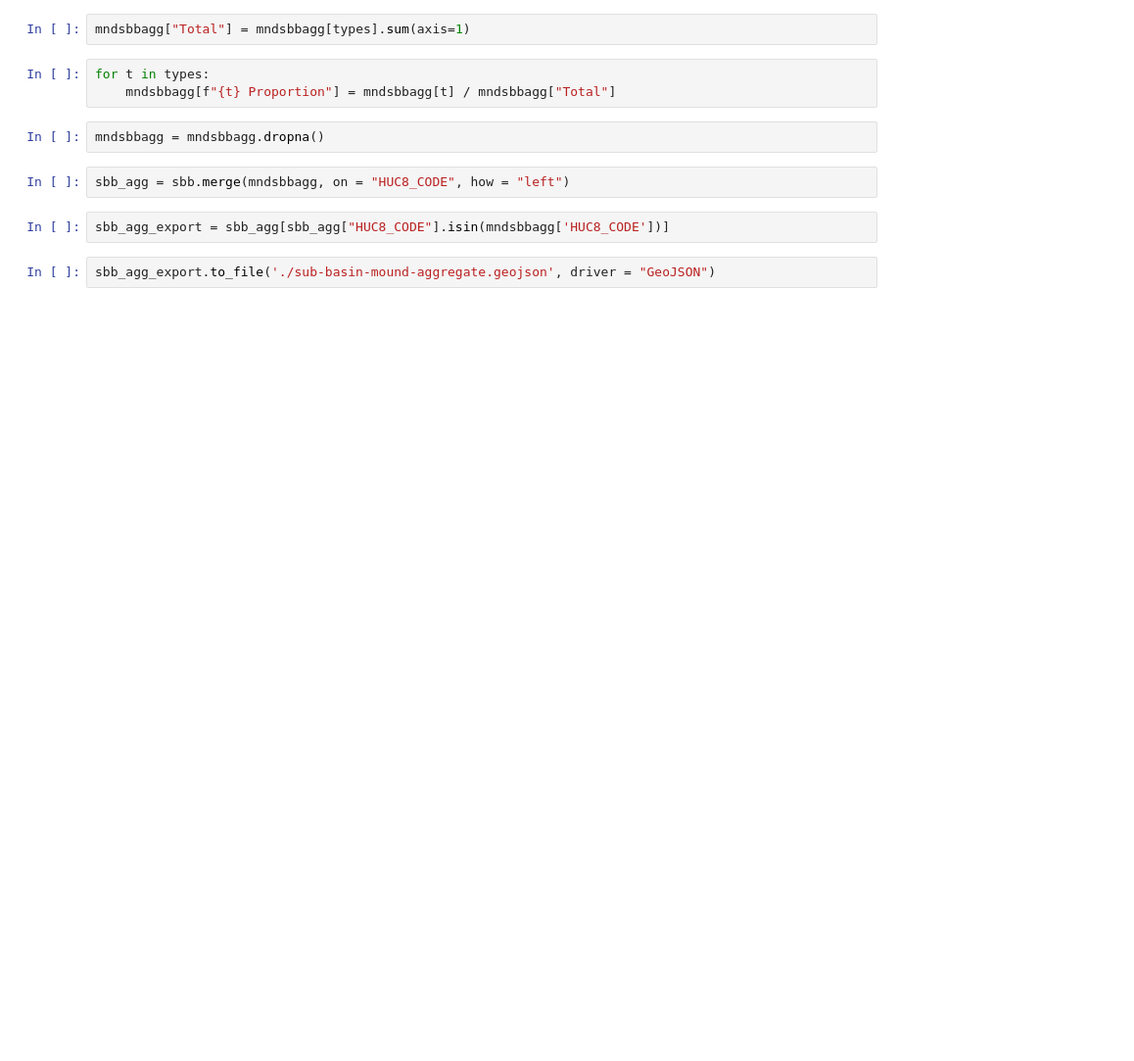
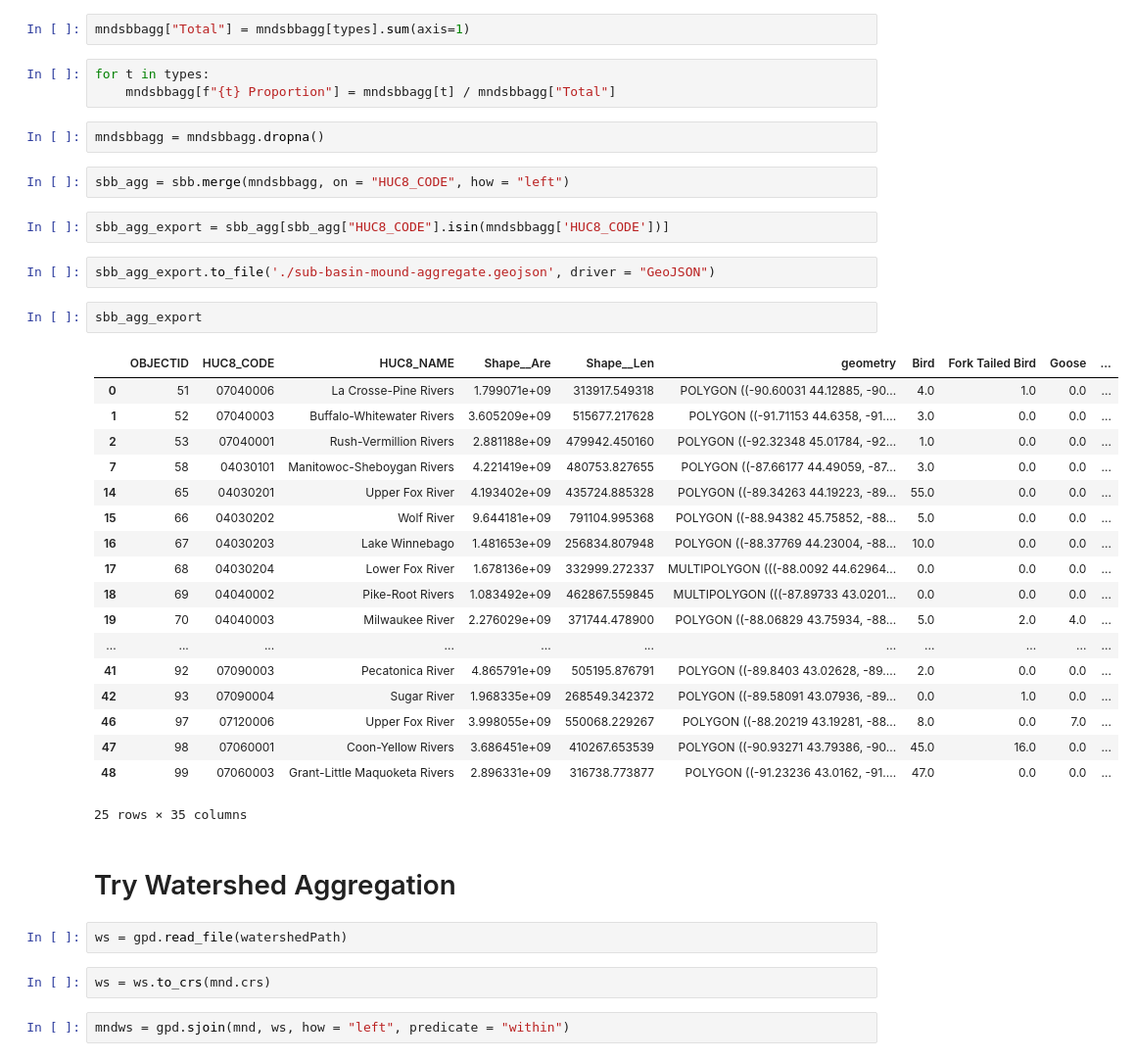
Before and after one commit to Nkositzke22/2026_G575_Native_Sites_Final_Project, a Jupyter notebook: data/aggregation.ipynb, the cells around one changed output. Shown at 98% size. Drawn from its saved outputs; the diff is of its cells as text; blank space fills up the shorter version.

Commit message:
Aggregation Data Engineering

```diff
--- a/data/aggregation.ipynb
+++ b/data/aggregation.ipynb
@@ -161,3 +161,32 @@ sbb_agg = sbb.merge(mndsbbagg, on = "HUC8_CODE", how = "left")
 sbb_agg_export = sbb_agg[sbb_agg["HUC8_CODE"].isin(mndsbbagg['HUC8_CODE'])]
 # %%
 sbb_agg_export.to_file('./sub-basin-mound-aggregate.geojson', driver = "GeoJSON")
+# %%
+sbb_agg_export
+# %% [output]
+|  | OBJECTID | HUC8_CODE | HUC8_NAME | Shape__Are | Shape__Len | geometry | Bird | Fork Tailed Bird | Goose | ... |
+| 0 | 51 | 07040006 | La Crosse-Pine Rivers | 1.799071e+09 | 313917.549318 | POLYGON ((-90.60031 44.12885, -90... | 4.0 | 1.0 | 0.0 | ... |
+| 1 | 52 | 07040003 | Buffalo-Whitewater Rivers | 3.605209e+09 | 515677.217628 | POLYGON ((-91.71153 44.6358, -91.... | 3.0 | 0.0 | 0.0 | ... |
+| 2 | 53 | 07040001 | Rush-Vermillion Rivers | 2.881188e+09 | 479942.450160 | POLYGON ((-92.32348 45.01784, -92... | 1.0 | 0.0 | 0.0 | ... |
+| 7 | 58 | 04030101 | Manitowoc-Sheboygan Rivers | 4.221419e+09 | 480753.827655 | POLYGON ((-87.66177 44.49059, -87... | 3.0 | 0.0 | 0.0 | ... |
+| 14 | 65 | 04030201 | Upper Fox River | 4.193402e+09 | 435724.885328 | POLYGON ((-89.34263 44.19223, -89... | 55.0 | 0.0 | 0.0 | ... |
+| 15 | 66 | 04030202 | Wolf River | 9.644181e+09 | 791104.995368 | POLYGON ((-88.94382 45.75852, -88... | 5.0 | 0.0 | 0.0 | ... |
+| 16 | 67 | 04030203 | Lake Winnebago | 1.481653e+09 | 256834.807948 | POLYGON ((-88.37769 44.23004, -88... | 10.0 | 0.0 | 0.0 | ... |
+| 17 | 68 | 04030204 | Lower Fox River | 1.678136e+09 | 332999.272337 | MULTIPOLYGON (((-88.0092 44.62964... | 0.0 | 0.0 | 0.0 | ... |
+| 18 | 69 | 04040002 | Pike-Root Rivers | 1.083492e+09 | 462867.559845 | MULTIPOLYGON (((-87.89733 43.0201... | 0.0 | 0.0 | 0.0 | ... |
+| 19 | 70 | 04040003 | Milwaukee River | 2.276029e+09 | 371744.478900 | POLYGON ((-88.06829 43.75934, -88... | 5.0 | 2.0 | 4.0 | ... |
+| ... | ... | ... | ... | ... | ... | ... | ... | ... | ... | ... |
+| 41 | 92 | 07090003 | Pecatonica River | 4.865791e+09 | 505195.876791 | POLYGON ((-89.8403 43.02628, -89.... | 2.0 | 0.0 | 0.0 | ... |
+| 42 | 93 | 07090004 | Sugar River | 1.968335e+09 | 268549.342372 | POLYGON ((-89.58091 43.07936, -89... | 0.0 | 1.0 | 0.0 | ... |
+| 46 | 97 | 07120006 | Upper Fox River | 3.998055e+09 | 550068.229267 | POLYGON ((-88.20219 43.19281, -88... | 8.0 | 0.0 | 7.0 | ... |
+| 47 | 98 | 07060001 | Coon-Yellow Rivers | 3.686451e+09 | 410267.653539 | POLYGON ((-90.93271 43.79386, -90... | 45.0 | 16.0 | 0.0 | ... |
+| 48 | 99 | 07060003 | Grant-Little Maquoketa Rivers | 2.896331e+09 | 316738.773877 | POLYGON ((-91.23236 43.0162, -91.... | 47.0 | 0.0 | 0.0 | ... |
+25 rows × 35 columns
+# %% [markdown]
+# Try Watershed Aggregation
+# %%
+ws = gpd.read_file(watershedPath)
+# %%
+ws = ws.to_crs(mnd.crs)
+# %%
+mndws = gpd.sjoin(mnd, ws, how = "left", predicate = "within")
```
Also changed, not shown: parts of 24 cells of this notebook.
